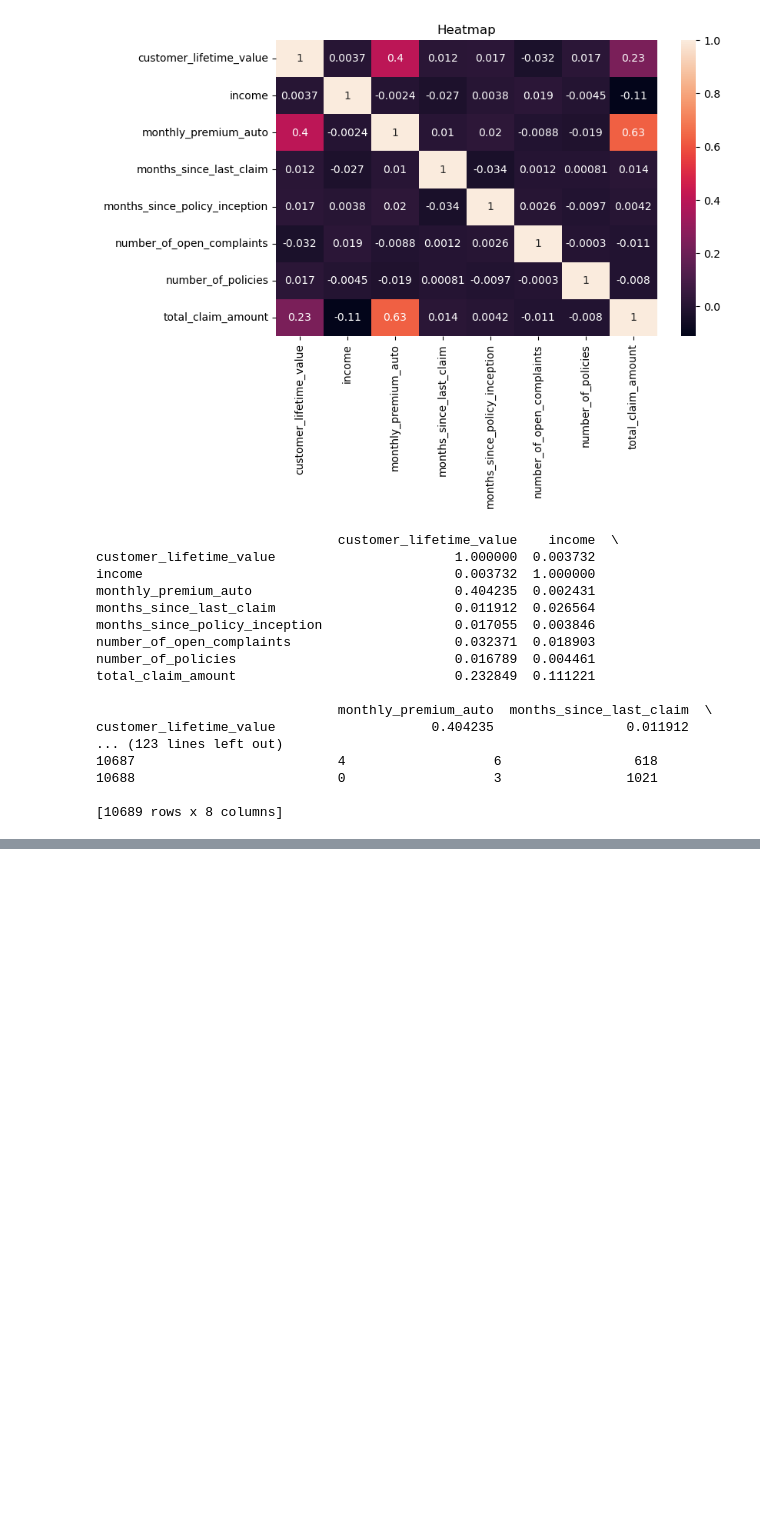
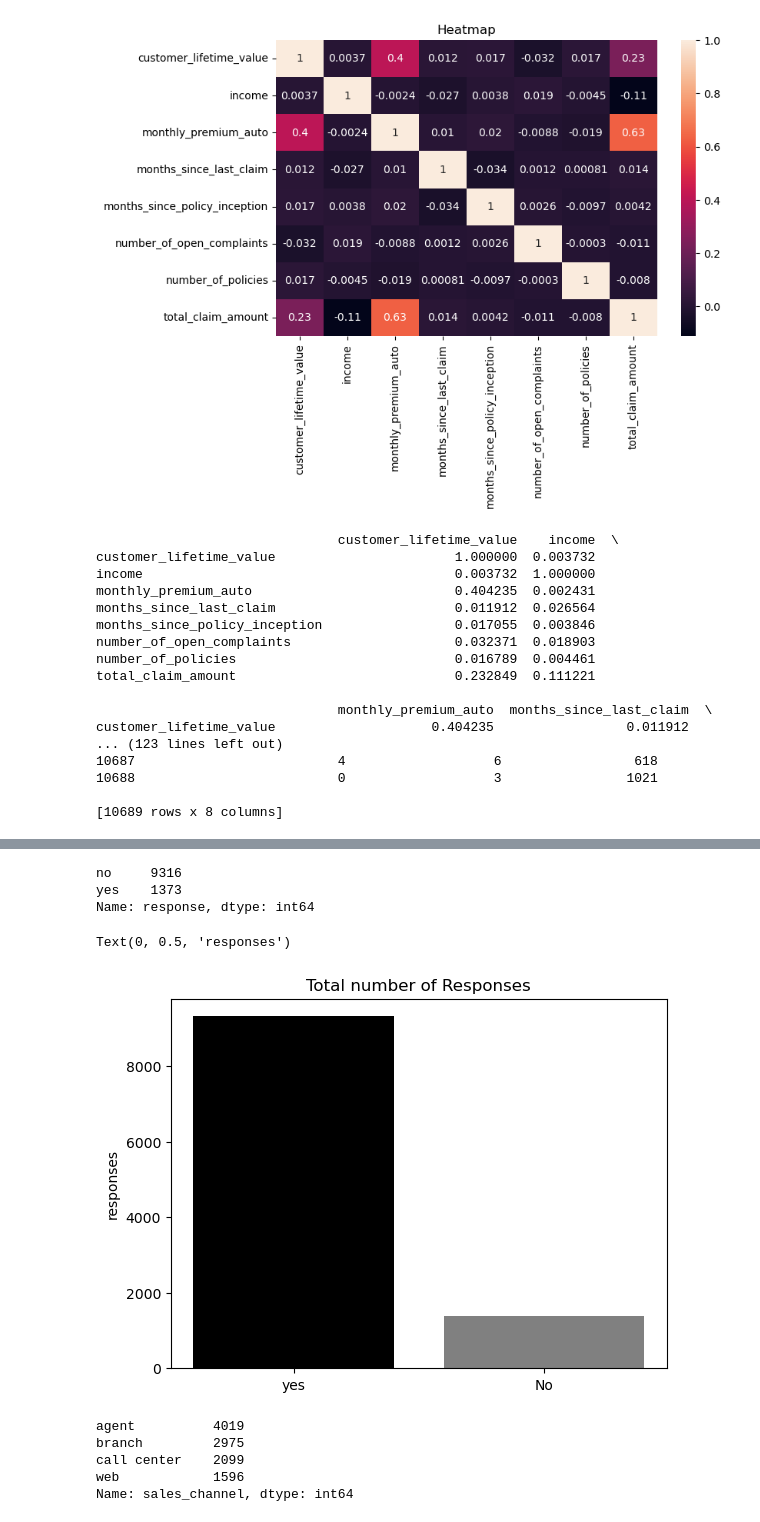
Before and after one commit to tahora-23/IH_AB_DA_FT_MAY_2023, a Jupyter notebook: Labs/2Week/wednesday/Lab_Wed.ipynb, the cells around one changed output, grey strips where cells are left out. Cells and saved outputs as stored; diff of their text form; code cells hidden in the pictures; blank space fills up the shorter version.

```diff
--- a/Labs/2Week/wednesday/Lab_Wed.ipynb
+++ b/Labs/2Week/wednesday/Lab_Wed.ipynb
@@ -103,0 +113,26 @@ customer_lifetime_value                    0.404235                 0.011912
+# %%
+responses = Customer_Analysis['response'].value_counts()
+responses
+# %% [output]
+no     9316
+yes    1373
+Name: response, dtype: int64
+# %%
+plt.bar(responses.index, responses,)
+plt.bar(responses.index, responses, color=('black', 'grey'))
+plt.title('Total number of Responses')
+plt.xticks(ticks=[0,1], labels=['yes', 'No'])
+plt.ylabel('responses')
+# %% [output]
+Text(0, 0.5, 'responses')
+[figure, added]
+# %%
+#Show a plot of the response by the sales channel.
+channels = Customer_Analysis['sales_channel'].value_counts()
+channels
+# %% [output]
+agent          4019
+branch         2975
+call center    2099
+web            1596
+Name: sales_channel, dtype: int64
```
Also changed, not shown: parts of 15 cells of this notebook.
